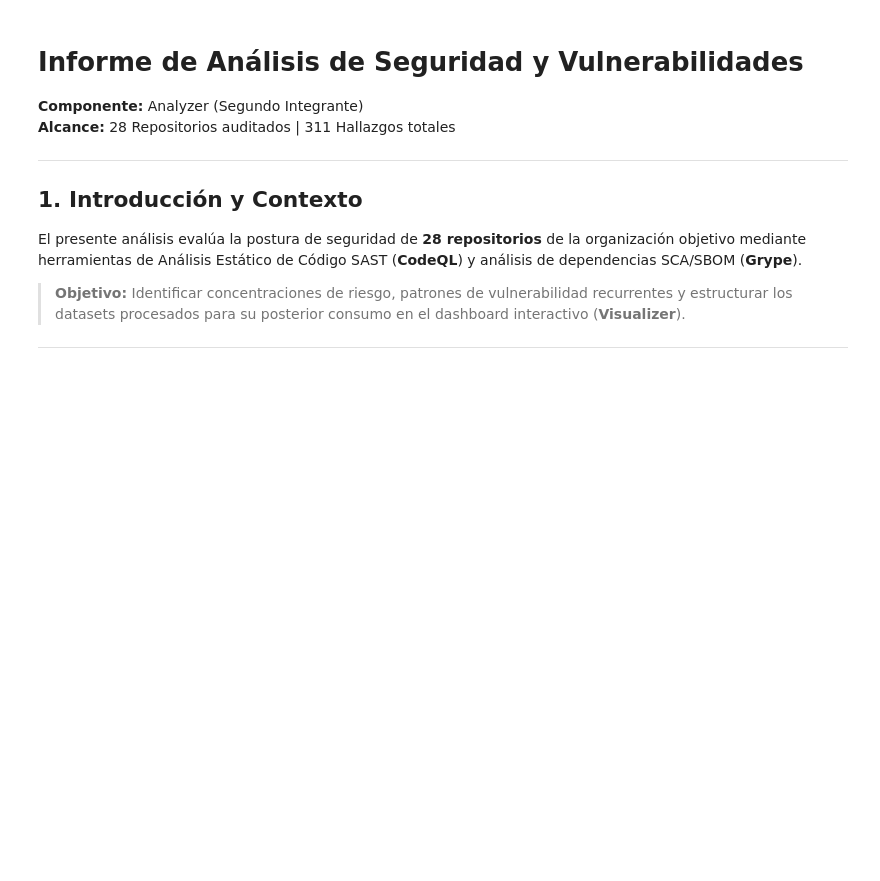
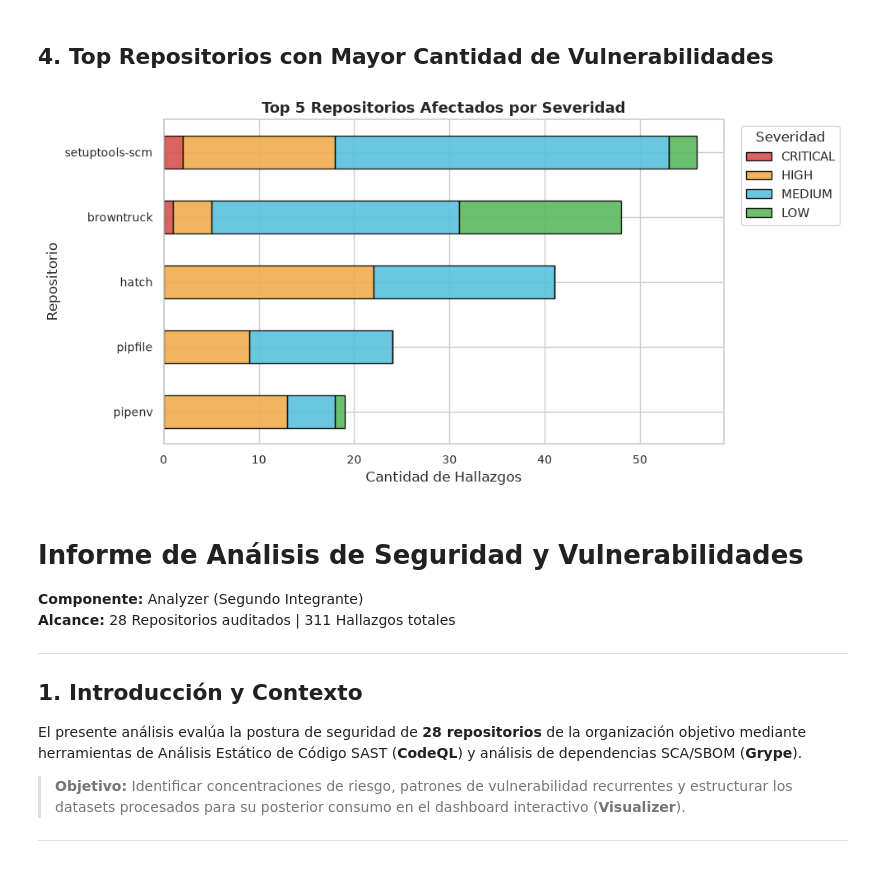
Before and after one commit to Fer-Vega-uni/Proyecto-analisis-cs, a Jupyter notebook: analyzer/analyzer.ipynb, the cells around one changed output. Cells and saved outputs as stored; diff of their text form; code cells hidden in the pictures; blank space fills up the shorter version.

```diff
--- a/analyzer/analyzer.ipynb
+++ b/analyzer/analyzer.ipynb
@@ -261,3 +136,37 @@ grype            2    44      83   27
+# %% [markdown]
+## 4. Top Repositorios con Mayor Cantidad de Vulnerabilidades
+# %%
+top_repos_list = findings_df['repo'].value_counts().head(5).index
+df_top5 = findings_df[findings_df['repo'].isin(top_repos_list)]
+
+repo_sev_matrix = pd.crosstab(df_top5['repo'], df_top5['severity'])
+repo_sev_cols = [s for s in SEV_ORDER if s in repo_sev_matrix.columns]
+repo_sev_matrix = repo_sev_matrix.loc[top_repos_list][repo_sev_cols]
+
+# Exportar JSON
+top_repos_df = findings_df['repo'].value_counts().head(5).reset_index()
+top_repos_df.columns = ['repo_name', 'count']
+top_repos_df.to_json(TOOL_ANALYSIS_FOLDER / "top_repos.json", orient='records', indent=4)
+
+# Graficar barras apiladas
+fig, ax = plt.subplots(figsize=(10, 5))
+repo_sev_matrix.plot(
+    kind='barh',
+    stacked=True,
+    ax=ax,
+    color=[COLOR_MAP.get(c, '#777777') for c in repo_sev_cols],
+    edgecolor='black',
+    alpha=0.9
+)
+ax.set_title("Top 5 Repositorios Afectados por Severidad", fontsize=13, fontweight='bold')
+ax.set_xlabel("Cantidad de Hallazgos")
+ax.set_ylabel("Repositorio")
+ax.invert_yaxis()
+ax.legend(title="Severidad", labels=[s.upper() for s in repo_sev_cols], bbox_to_anchor=(1.02, 1), loc='upper left')
+plt.tight_layout()
+plt.show()
+# %% [output]
+[figure, added]
 # %% [markdown]
 # Informe de Análisis de Seguridad y Vulnerabilidades
 **Componente:** Analyzer (Segundo Integrante)
```
Also changed, not shown: parts of 10 cells of this notebook.
